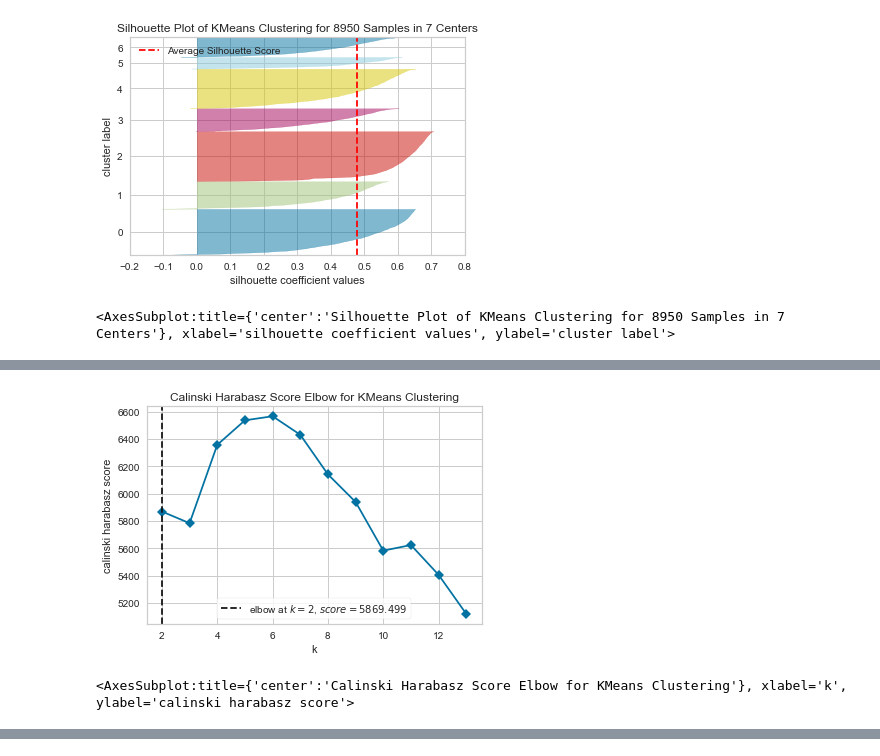
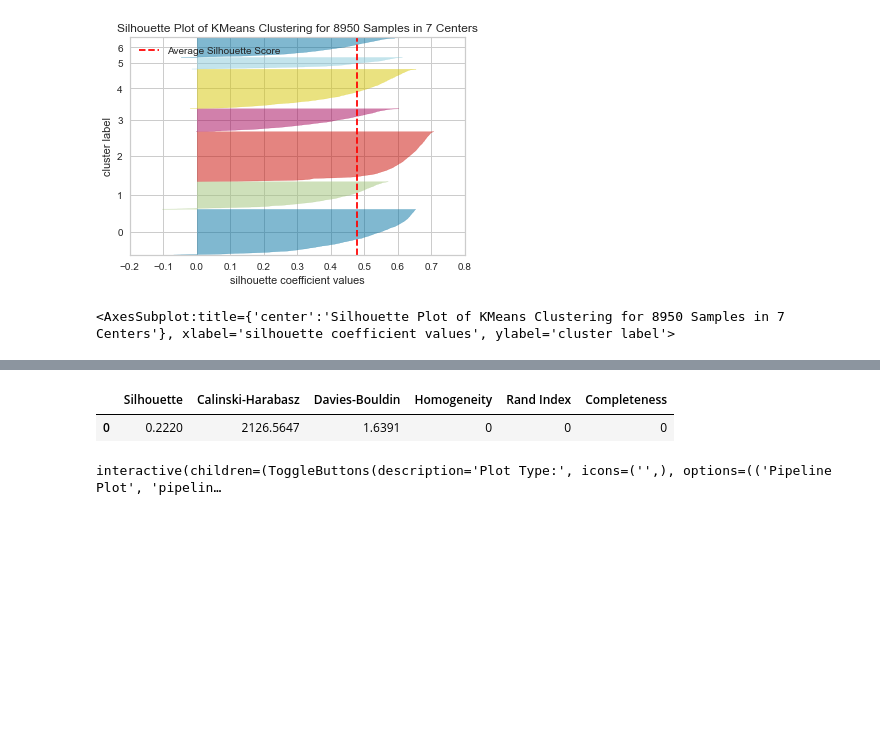
Before and after one commit to PeterStos/Credit-Card-Customer-Clustering, a Jupyter notebook: Credit-Card-Customer-Clustering.ipynb, the cells around one changed output, grey strips where cells are left out. Cells and saved outputs as stored; diff of their text form; code cells hidden in the pictures; blank space fills up the shorter version.

Commit message:
Started to evaluate use of pycaret

```diff
--- a/Credit-Card-Customer-Clustering.ipynb
+++ b/Credit-Card-Customer-Clustering.ipynb
@@ -413,12 +429,3 @@ visualizer.show()        # Finalize and render the figure
 # %%
-# Instantiate the clustering model and visualizer
-model = KMeans()
-visualizer = KElbowVisualizer(
-    model, k=(2,14), metric='calinski_harabasz', timings=False, locate_elbow=True
-)
-
-visualizer.fit(df_reduced)        # Fit the data to the visualizer
-visualizer.show()
+kmeans = create_model('kmeans')
 # %% [output]
-[figure, removed]
-<AxesSubplot:title={'center':'Calinski Harabasz Score Elbow for KMeans Clustering'}, xlabel='k', ylabel='calinski harabasz score'>
@@ -424,0 +433,7 @@ visualizer.show()
+|  | Silhouette | Calinski-Harabasz | Davies-Bouldin | Homogeneity | Rand Index | Completeness |
+| 0 | 0.2220 | 2126.5647 | 1.6391 | 0 | 0 | 0 |
+# %%
+results = assign_model(kmeans)
+evaluate_model(kmeans)
+# %% [output]
+interactive(children=(ToggleButtons(description='Plot Type:', icons=('',), options=(('Pipeline Plot', 'pipelin…
```
Also changed, not shown: parts of 14 cells of this notebook, 1 other file.
